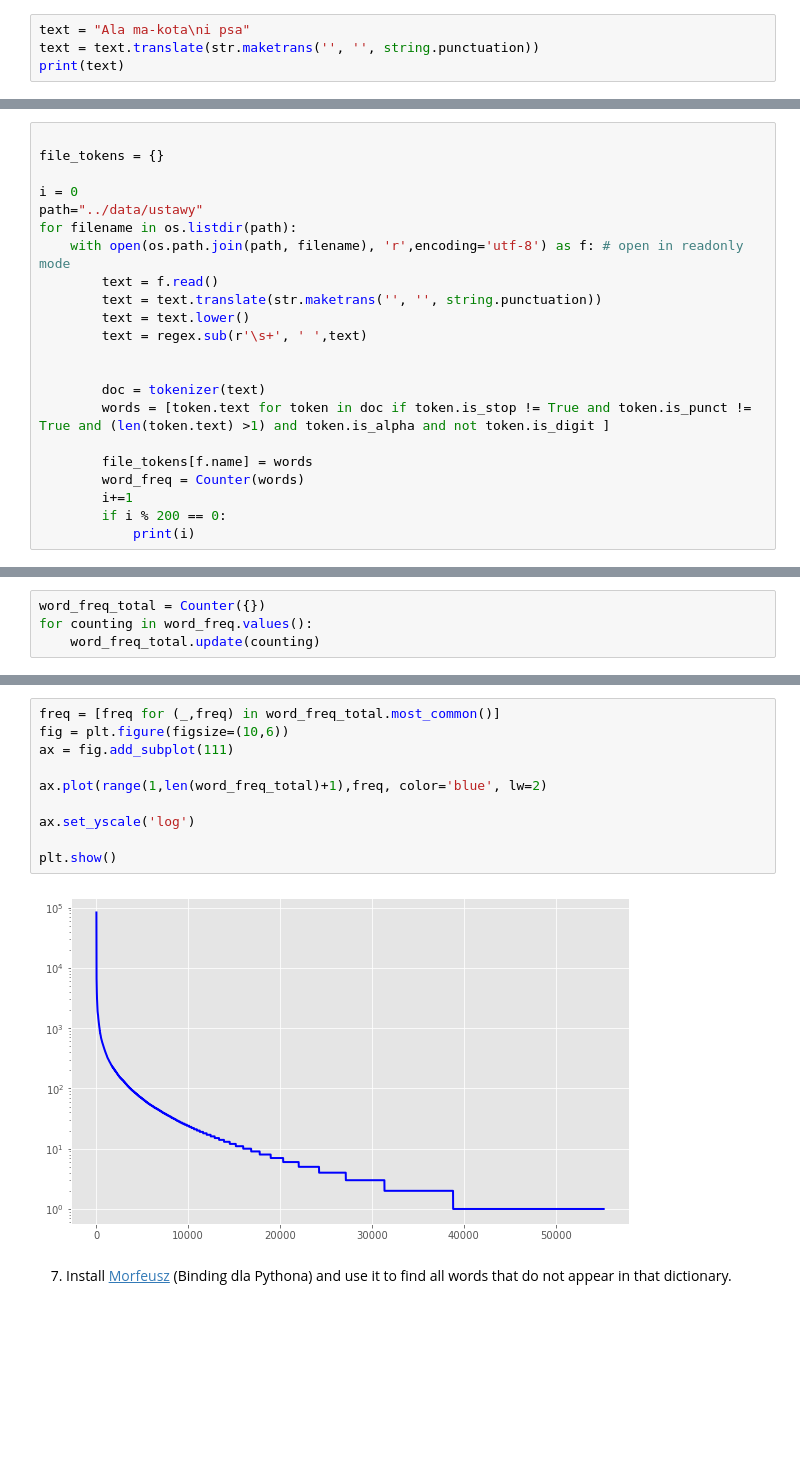
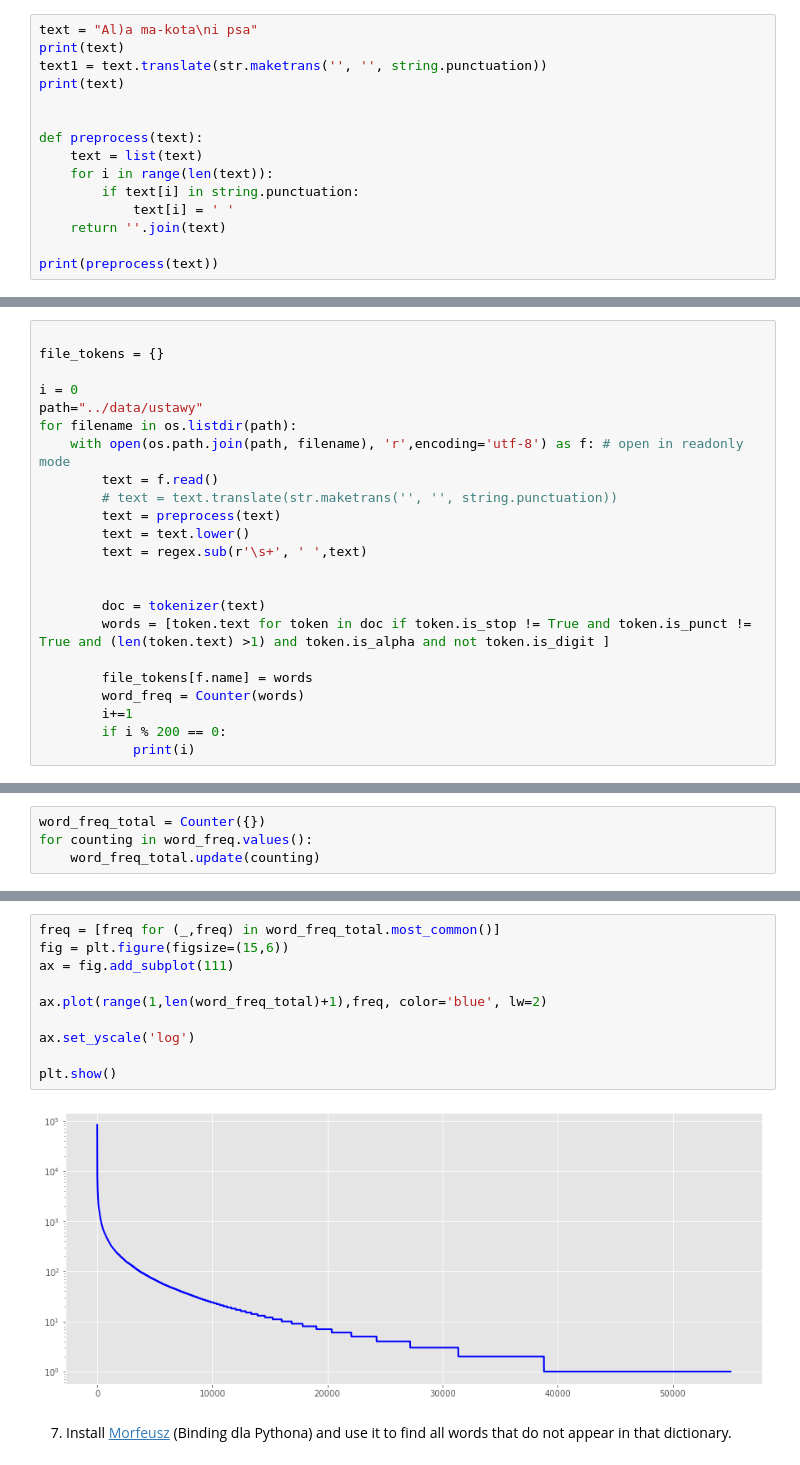
Before and after one commit to sgrzegorz/natural-language-processing, a Jupyter notebook: 03lavenshtein/lab3-spacy.ipynb, the cells around one changed output, grey strips where cells are left out. Cells and saved outputs as stored; diff of their text form; blank space fills up the shorter version.

```diff
--- a/03lavenshtein/lab3-spacy.ipynb
+++ b/03lavenshtein/lab3-spacy.ipynb
@@ -43,7 +44,18 @@ import time
 nlp = spacy.load("pl_core_news_sm")
 tokenizer = Tokenizer(nlp.vocab)
 # %%
-text = "Ala ma-kota\ni psa"
-text = text.translate(str.maketrans('', '', string.punctuation))
+text = "Al)a ma-kota\ni psa"
 print(text)
+text1 = text.translate(str.maketrans('', '', string.punctuation))
+print(text)
+
+
+def preprocess(text):
+    text = list(text)
+    for i in range(len(text)):
+        if text[i] in string.punctuation:
+            text[i] = ' '
+    return ''.join(text)
+
+print(preprocess(text))
 # %% [output]
@@ -58,7 +74,8 @@ path="../data/ustawy"
 for filename in os.listdir(path):
     with open(os.path.join(path, filename), 'r',encoding='utf-8') as f: # open in readonly mode
         text = f.read()
-        text = text.translate(str.maketrans('', '', string.punctuation))
+        # text = text.translate(str.maketrans('', '', string.punctuation))
+        text = preprocess(text)
         text = text.lower()
         text = regex.sub(r'\s+', ' ',text)
 
@@ -96,15 +113,15 @@ word_freq_total.most_common(5)
 # %%
 freq = [freq for (_,freq) in word_freq_total.most_common()]
-fig = plt.figure(figsize=(10,6))
+fig = plt.figure(figsize=(15,6))
 ax = fig.add_subplot(111)
 
 ax.plot(range(1,len(word_freq_total)+1),freq, color='blue', lw=2)
 
 ax.set_yscale('log')
 
 plt.show()
 # %% [output]
-[figure, old version]
+[figure, new version]
 # %% [markdown]
 7. Install [Morfeusz](http://morfeusz.sgjp.pl/download/) (Binding dla Pythona) and use it to find all words that do not
   appear in that dictionary.
```
Also changed, not shown: parts of 17 cells of this notebook.
